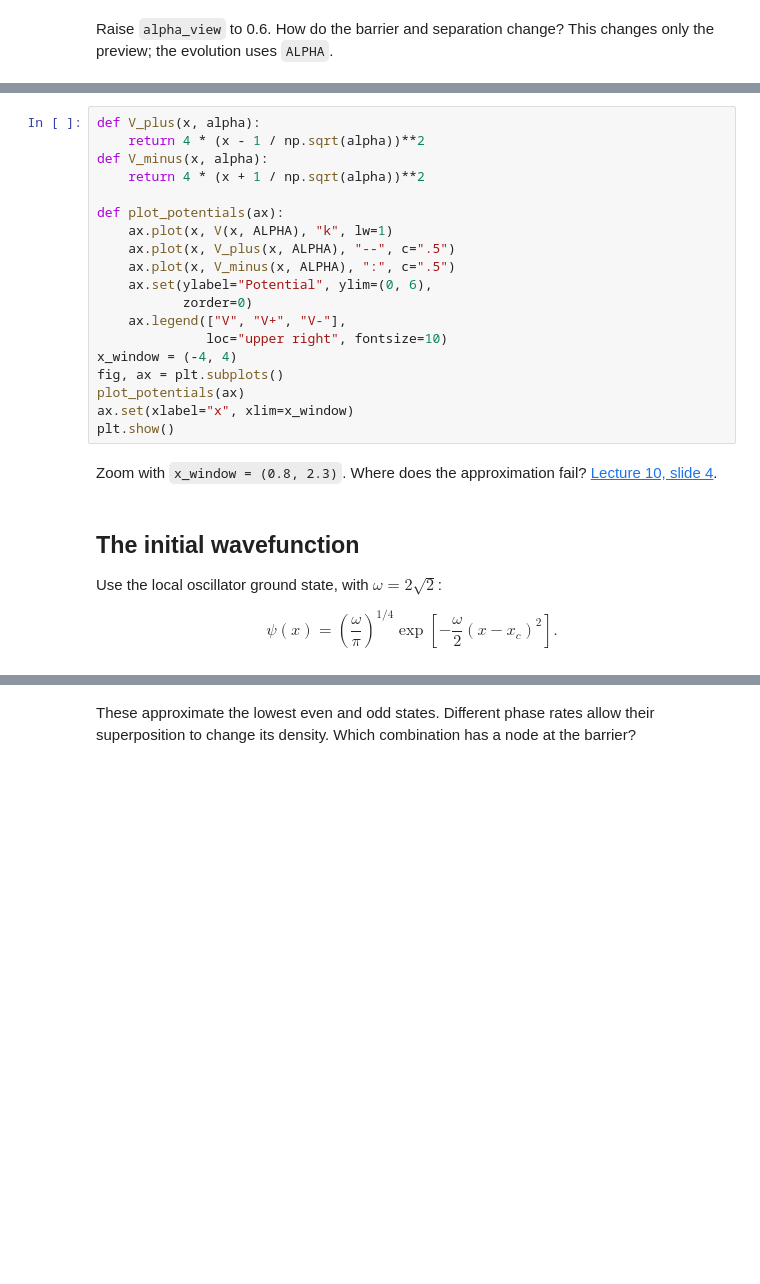
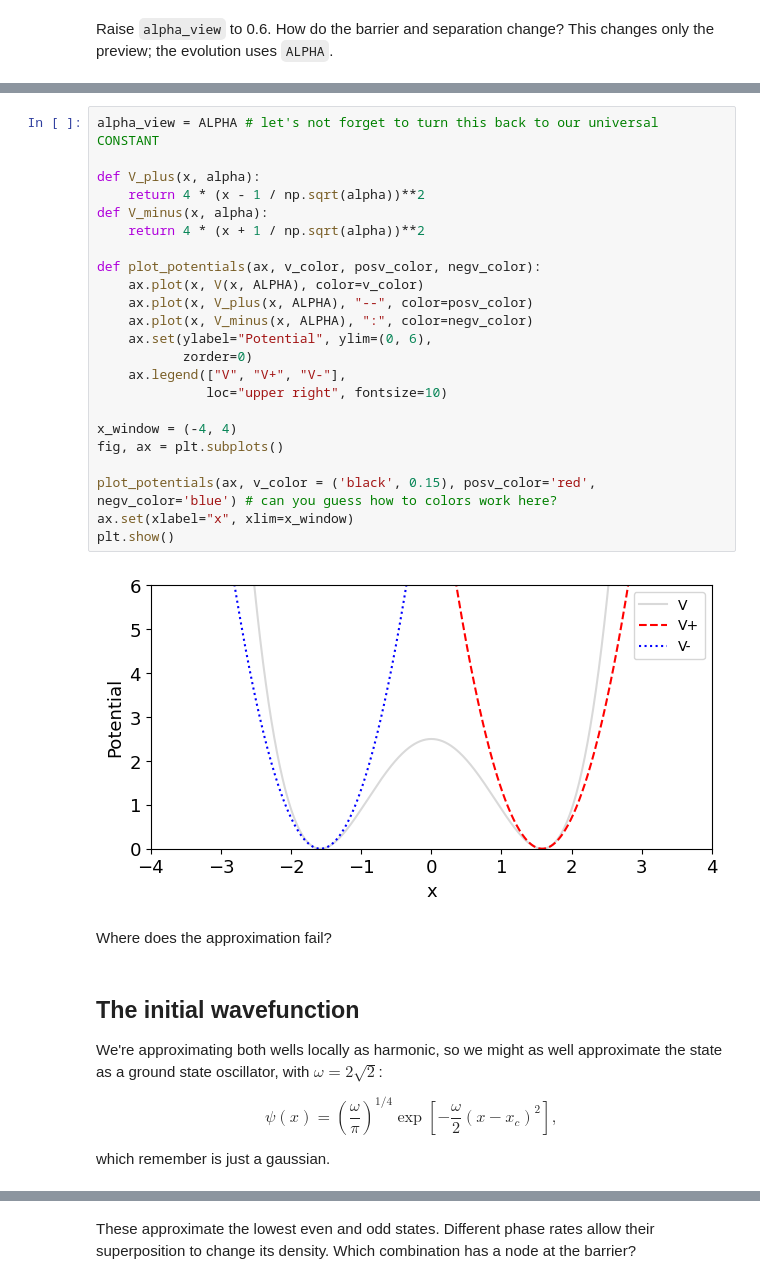
Before and after one commit to jmduarte/phys142, a Jupyter notebook: labs/lab09/lab09.ipynb, the cells around one changed output, grey strips where cells are left out. Cells and saved outputs as stored; diff of their text form; blank space fills up the shorter version.

```diff
--- a/labs/lab09/lab09.ipynb
+++ b/labs/lab09/lab09.ipynb
@@ -58,33 +85,41 @@ $$
 # %%
+alpha_view = ALPHA # let's not forget to turn this back to our universal CONSTANT
+
 def V_plus(x, alpha):
     return 4 * (x - 1 / np.sqrt(alpha))**2
 def V_minus(x, alpha):
     return 4 * (x + 1 / np.sqrt(alpha))**2
 
-def plot_potentials(ax):
-    ax.plot(x, V(x, ALPHA), "k", lw=1)
-    ax.plot(x, V_plus(x, ALPHA), "--", c=".5")
-    ax.plot(x, V_minus(x, ALPHA), ":", c=".5")
+def plot_potentials(ax, v_color, posv_color, negv_color):
+    ax.plot(x, V(x, ALPHA), color=v_color)
+    ax.plot(x, V_plus(x, ALPHA), "--", color=posv_color)
+    ax.plot(x, V_minus(x, ALPHA), ":", color=negv_color)
     ax.set(ylabel="Potential", ylim=(0, 6),
            zorder=0)
     ax.legend(["V", "V+", "V-"],
               loc="upper right", fontsize=10)
+
 x_window = (-4, 4)
 fig, ax = plt.subplots()
-plot_potentials(ax)
+
+plot_potentials(ax, v_color = ('black', 0.15), posv_color='red', negv_color='blue') # can you guess how to colors work here?
 ax.set(xlabel="x", xlim=x_window)
 plt.show()
+# %% [output]
+[figure, added]
 # %% [markdown]
-Zoom with `x_window = (0.8, 2.3)`. Where does the approximation fail? [Lecture 10, slide 4](https://jduarte.physics.ucsd.edu/phys142/lectures/10_DoubleWellTunneling.pdf#page=4).
+Where does the approximation fail?
 # %% [markdown]
 ## The initial wavefunction
 
-Use the local oscillator ground state, with $\omega=2\sqrt{2}$:
+We're approximating both wells locally as harmonic, so we might as well approximate the state as a ground state oscillator, with $\omega=2\sqrt{2}$:
 
 $$
 \psi(x)=\left(\frac{\omega}{\pi}\right)^{1/4}
-\exp\left[-\frac{\omega}{2}(x-x_c)^2\right].
+\exp\left[-\frac{\omega}{2}(x-x_c)^2\right],
 $$
+
+which remember is just a gaussian.
 # %%
 OMEGA = np.sqrt(8)
 def func_psi_0(x, x_start):
```
Also changed, not shown: parts of 15 cells of this notebook.
